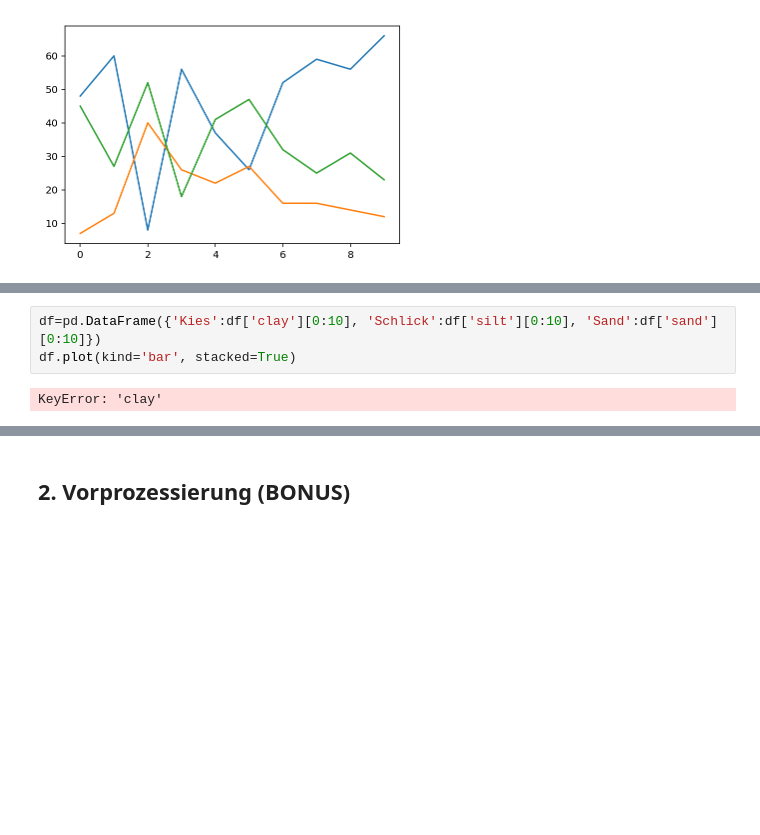
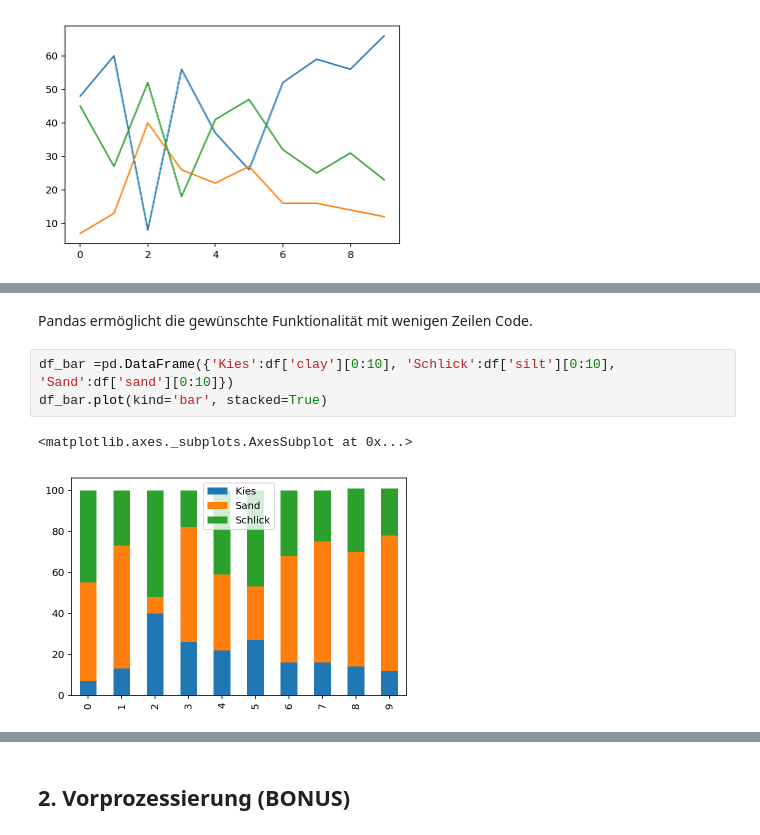
Before and after one commit to KingMus/ws-aufgaben, a Jupyter notebook: Uebungsblatt_01/Uebungsblatt_01_Notebook.ipynb, the cells around one changed output, grey strips where cells are left out. Saved outputs shown, nothing was run; the diff lists cells and outputs as text; blank space fills up the shorter version.

```diff
--- a/Uebungsblatt_01/Uebungsblatt_01_Notebook.ipynb
+++ b/Uebungsblatt_01/Uebungsblatt_01_Notebook.ipynb
@@ -149,5 +169,8 @@ KeyError: 'clay'
+# %% [markdown]
+Pandas ermöglicht die gewünschte Funktionalität mit wenigen Zeilen Code.
 # %%
-df=pd.DataFrame({'Kies':df['clay'][0:10], 'Schlick':df['silt'][0:10], 'Sand':df['sand'][0:10]})
-df.plot(kind='bar', stacked=True)
+df_bar =pd.DataFrame({'Kies':df['clay'][0:10], 'Schlick':df['silt'][0:10], 'Sand':df['sand'][0:10]})
+df_bar.plot(kind='bar', stacked=True)
 # %% [output]
-KeyError: 'clay'
+<matplotlib.axes._subplots.AxesSubplot at 0x...>
+[figure, added]
```
Also changed, not shown: parts of 14 cells of this notebook, 1 other file.
